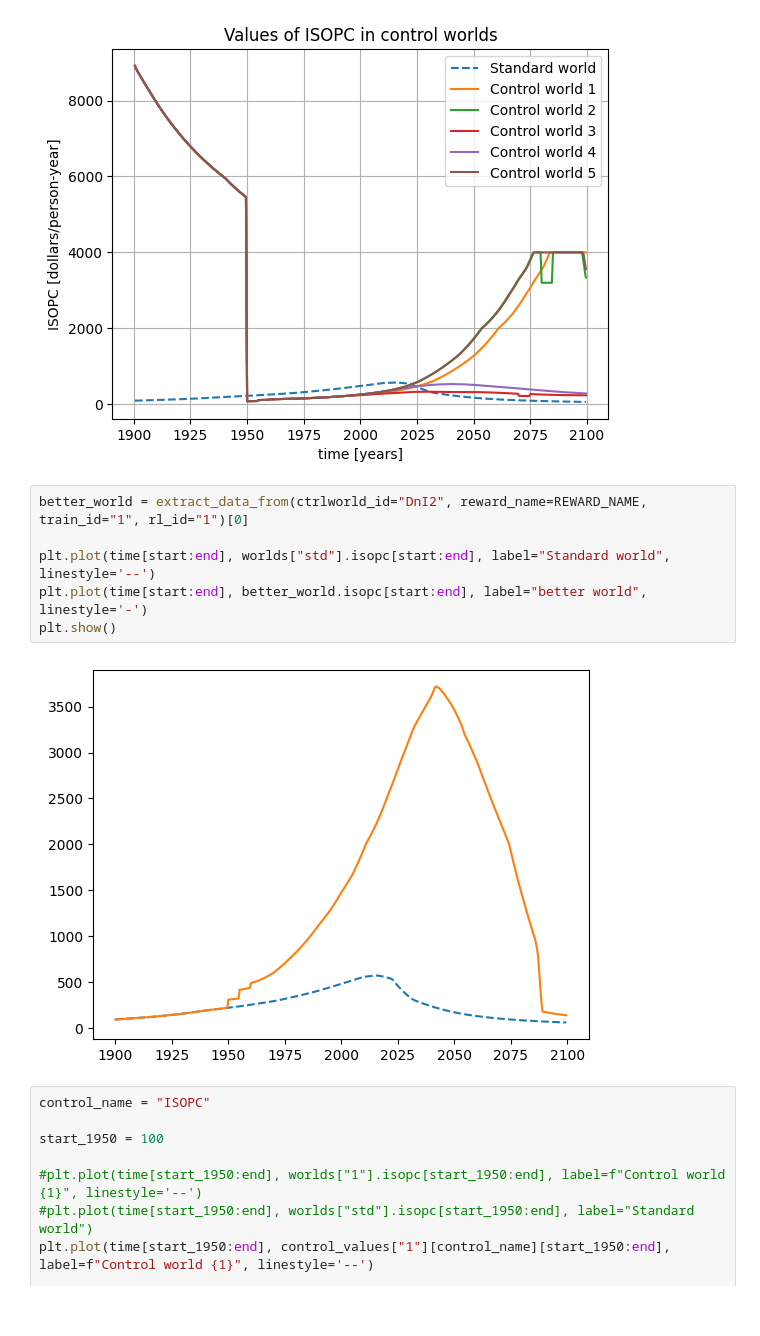
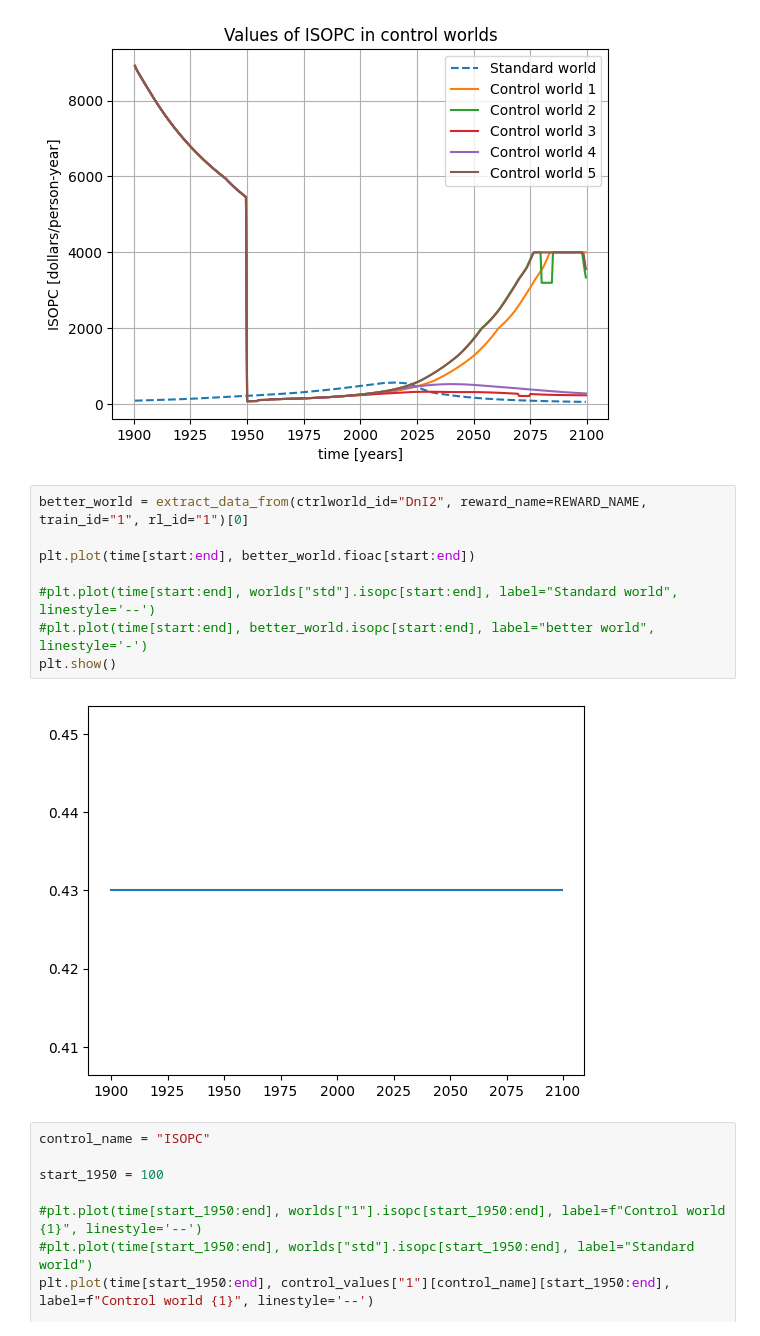
Before and after one commit to orsvik/PyWorld3-03-control, a Jupyter notebook: plotter.ipynb, the cells around one changed output. Cells and saved outputs as stored; diff of their text form.

Commit message:
NN 3 ISOPC2

```diff
--- a/plotter.ipynb
+++ b/plotter.ipynb
@@ -289,11 +289,13 @@ plt.show()
 # %%
 better_world = extract_data_from(ctrlworld_id="DnI2", reward_name=REWARD_NAME, train_id="1", rl_id="1")[0]
 
-plt.plot(time[start:end], worlds["std"].isopc[start:end], label="Standard world", linestyle='--')
-plt.plot(time[start:end], better_world.isopc[start:end], label="better world", linestyle='-')
+plt.plot(time[start:end], better_world.fioac[start:end])
+
+#plt.plot(time[start:end], worlds["std"].isopc[start:end], label="Standard world", linestyle='--')
+#plt.plot(time[start:end], better_world.isopc[start:end], label="better world", linestyle='-')
 plt.show()
 # %% [output]
-[figure, old version]
+[figure, new version]
 # %%
 control_name = "ISOPC"
 
```
Also changed, not shown: 11 other files.
